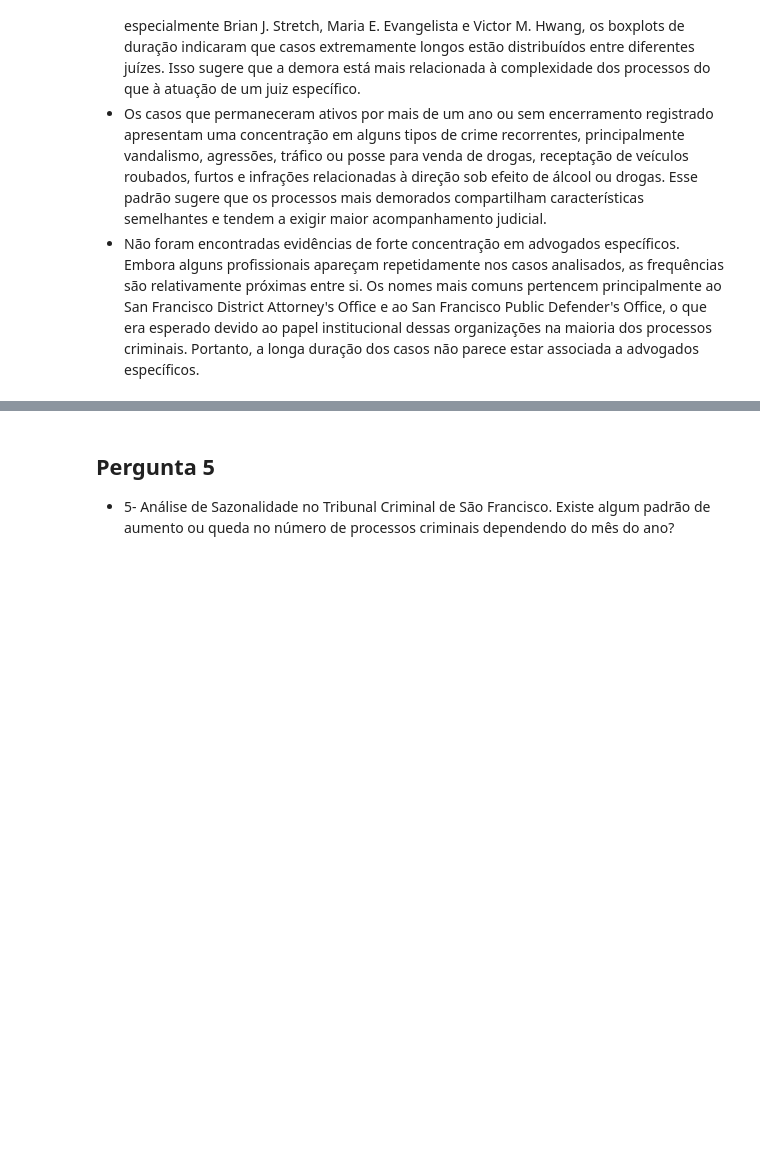
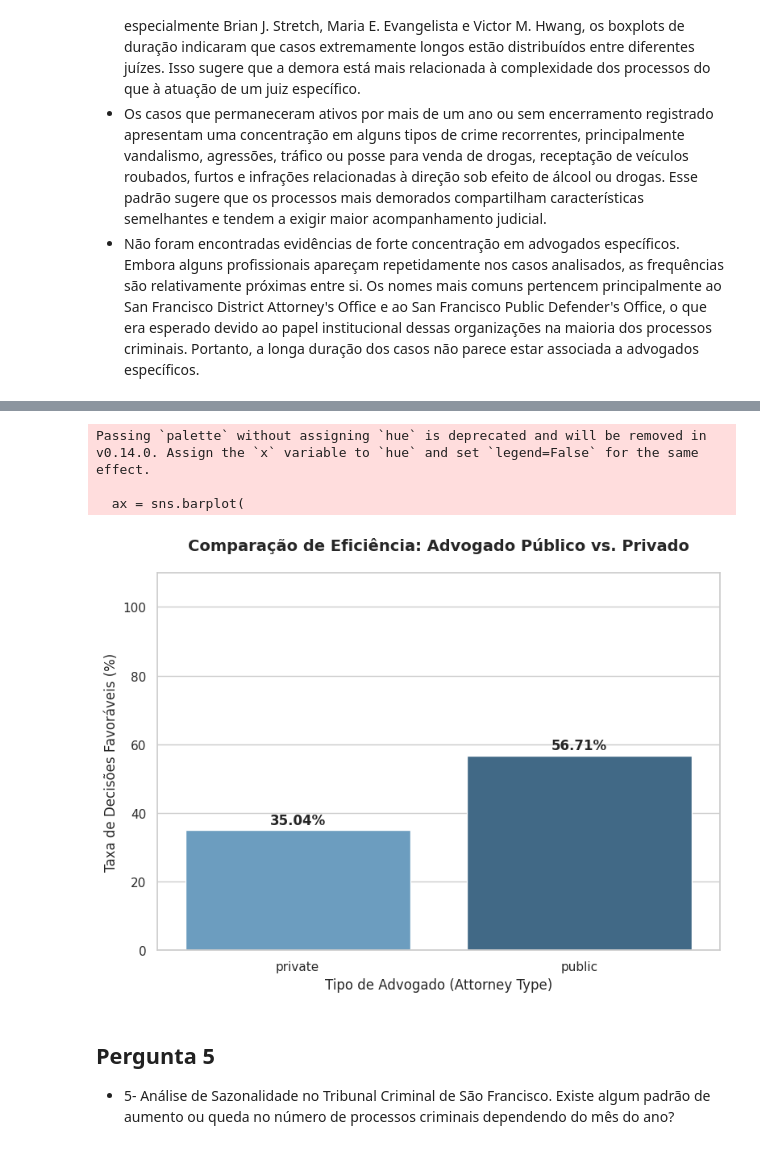
Before and after one commit to Orlandovpjunior/machine_learning, a Jupyter notebook: lab5/notebook.ipynb, the cells around one changed output, grey strips where cells are left out. Saved outputs shown, nothing was run; the diff lists cells and outputs as text; code cells hidden in the pictures; blank space fills up the shorter version.

```diff
--- a/lab5/notebook.ipynb
+++ b/lab5/notebook.ipynb
@@ -815,0 +1009,16 @@ df_result.nlargest(
+# %%
+
+resultados_favoraveis = ['Arquivado / Rejeitado', 'Absolvido', 'Medida Alternativa / Suspenso']
+
+df_analise = df_mergeado[df_mergeado['resultado_padrao'] != 'Em andamento / Não informado'].copy()
+df_analise['favoravel'] = df_analise['resultado_padrao'].isin(resultados_favoraveis)
+
+df_casos_unicos = df_analise.drop_duplicates(subset=['case_number', 'name', 'attorney_type'])
+
+ranking_advogados = df_casos_unicos.groupby(['name', 'attorney_type']).agg(
+    total_casos=('favoravel', 'count'),
+    decisoes_favoraveis=('favoravel', 'sum'),
+    taxa_sucesso=('favoravel', 'mean')
+).reset_index()
+
+ranking_advogados['taxa_sucesso'] = (ranking_advogados['taxa_sucesso'] * 100).round(2)
@@ -816,3 +1052,40 @@ df_result.nlargest(
+# %%
+comparacao_geral = df_casos_unicos.groupby('attorney_type').agg(
+    total_casos_geral=('favoravel', 'count'),
+    total_sucessos_geral=('favoravel', 'sum'),
+    taxa_sucesso_geral=('favoravel', 'mean')
+).reset_index()
+
+comparacao_geral['taxa_sucesso_geral'] = (comparacao_geral['taxa_sucesso_geral'] * 100).round(2)
+
+sns.set_theme(style="whitegrid")
+plt.figure(figsize=(8, 6))
+
+ax = sns.barplot(x='attorney_type', y='taxa_sucesso_geral', data=comparacao_geral, palette='Blues_d')
+
+for p in ax.patches:
+    ax.annotate(
+        f"{p.get_height():.2f}%",
+        (p.get_x() + p.get_width() / 2., p.get_height()),
+        ha='center',
+        va='center',
+        xytext=(0, 9),
+        textcoords='offset points',
+        fontsize=12,
+        weight='bold'
+    )
+
+plt.title('Comparação de Eficiência: Advogado Público vs. Privado', fontsize=14, pad=20, weight='bold')
+plt.xlabel('Tipo de Advogado (Attorney Type)', fontsize=12)
+plt.ylabel('Taxa de Decisões Favoráveis (%)', fontsize=12)
+plt.ylim(0, 110)
+plt.tight_layout()
+plt.show()
+# %% [output]
+Passing `palette` without assigning `hue` is deprecated and will be removed in v0.14.0. Assign the `x` variable to `hue` and set `legend=False` for the same effect.
+
+  ax = sns.barplot(
+[figure, added]
 # %% [markdown]
 ## Pergunta 5
 - 5- Análise de Sazonalidade no Tribunal Criminal de São Francisco. Existe algum padrão de aumento ou queda no número de processos criminais dependendo do mês do ano?
```
Also changed, not shown: parts of 15 cells of this notebook.
